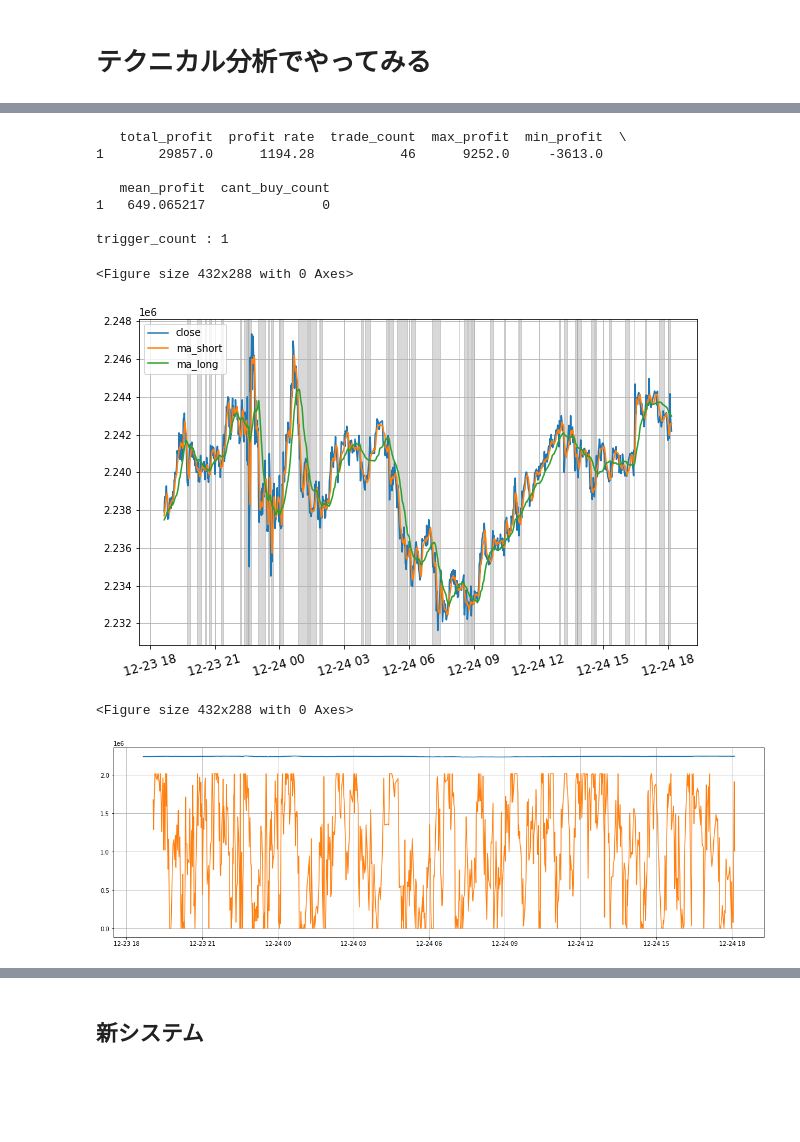
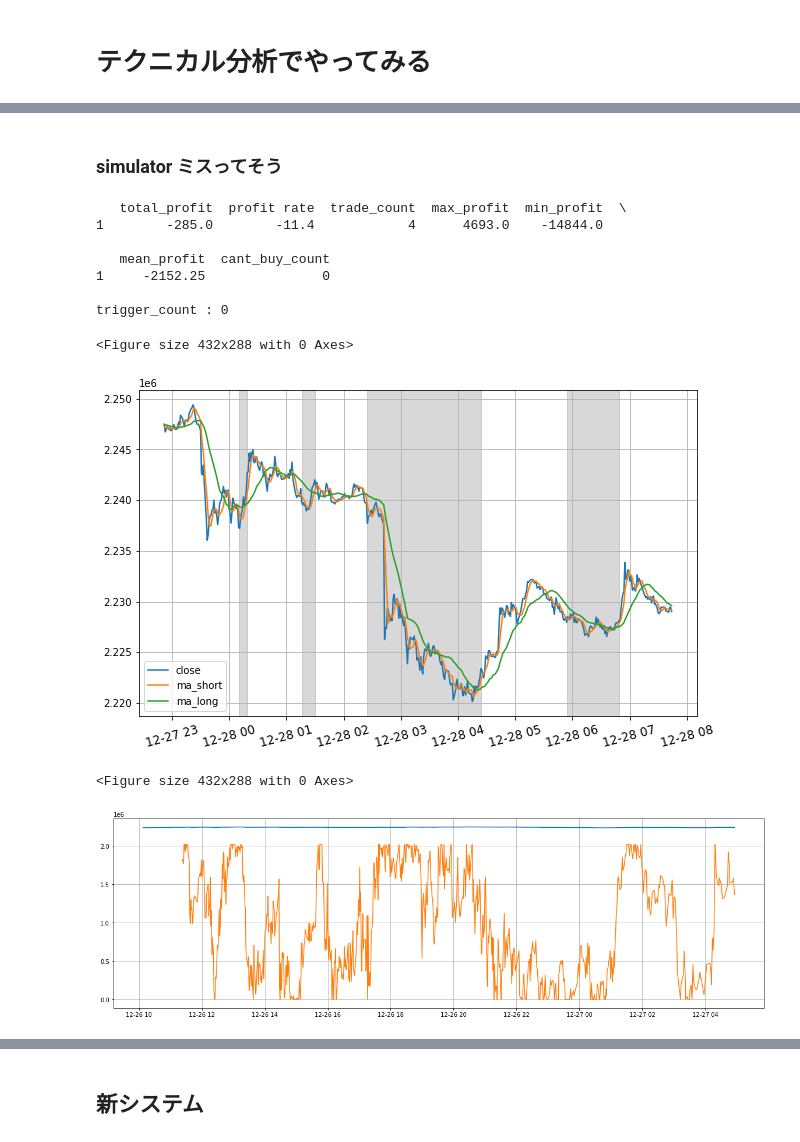
Before and after one commit to yodarjeering/BITCOIN, a Jupyter notebook: Code/coincheck.ipynb, the cells around one changed output, grey strips where cells are left out. Saved outputs shown, nothing was run; the diff lists cells and outputs as text; code cells hidden in the pictures; blank space fills up the shorter version.

```diff
--- a/Code/coincheck.ipynb
+++ b/Code/coincheck.ipynb
@@ -1077,2 +1099,12 @@ df_ = df_[~df_.index.duplicated(keep='first')] # 重複削除
+# %%
+path_min1 =  '/Users/Owner/Desktop/BitCoin/Data/min1_2022-12-24.csv'
+path_min2 =  '/Users/Owner/Desktop/BitCoin/Data/min1_2022-12-25.csv'
+path_min3 =  '/Users/Owner/Desktop/BitCoin/Data/min1_2022-12-27.csv'
+path_min4 =  '/Users/Owner/Desktop/BitCoin/Data/min1_2022-12-28.csv'
+
+df1 = load_csv_for_1min(path_min1)
+df2 = load_csv_for_1min(path_min2)
+df3 = load_csv_for_1min(path_min3)
+df4 = load_csv_for_1min(path_min4)
 # %%
 %autoreload
@@ -1096,19 +1137,20 @@ ts.simulate(df_,start_year=2021,end_year=2022)
+# %% [markdown]
+### simulator ミスってそう
 # %%
-%autoreload
-cs = CeilSimulation(alpha=0.4,beta=0.1,width=20)
-cs.simulate(df_,start_year=2021,end_year=2022)
+cs = CeilSimulation(alpha=0.5,beta=0.1,width=60,hold_day=1000)
+cs.simulate(df4.iloc[500:1000],start_year=2021,end_year=2022,is_validate=False)
 # %% [output]
    total_profit  profit rate  trade_count  max_profit  min_profit  \
-1       29857.0      1194.28           46      9252.0     -3613.0
+1        -285.0        -11.4            4      4693.0    -14844.0
 
    mean_profit  cant_buy_count
-1   649.065217               0
+1     -2152.25               0
 
-trigger_count : 1
+trigger_count : 0
 <Figure size 432x288 with 0 Axes>
-[figure, old version]
+[figure, new version]
 # %%
 cs.show_ceil_chart()
 # %% [output]
 <Figure size 432x288 with 0 Axes>
-[figure, old version]
+[figure, new version]
```
Also changed, not shown: parts of 25 cells of this notebook, 8 other files.
